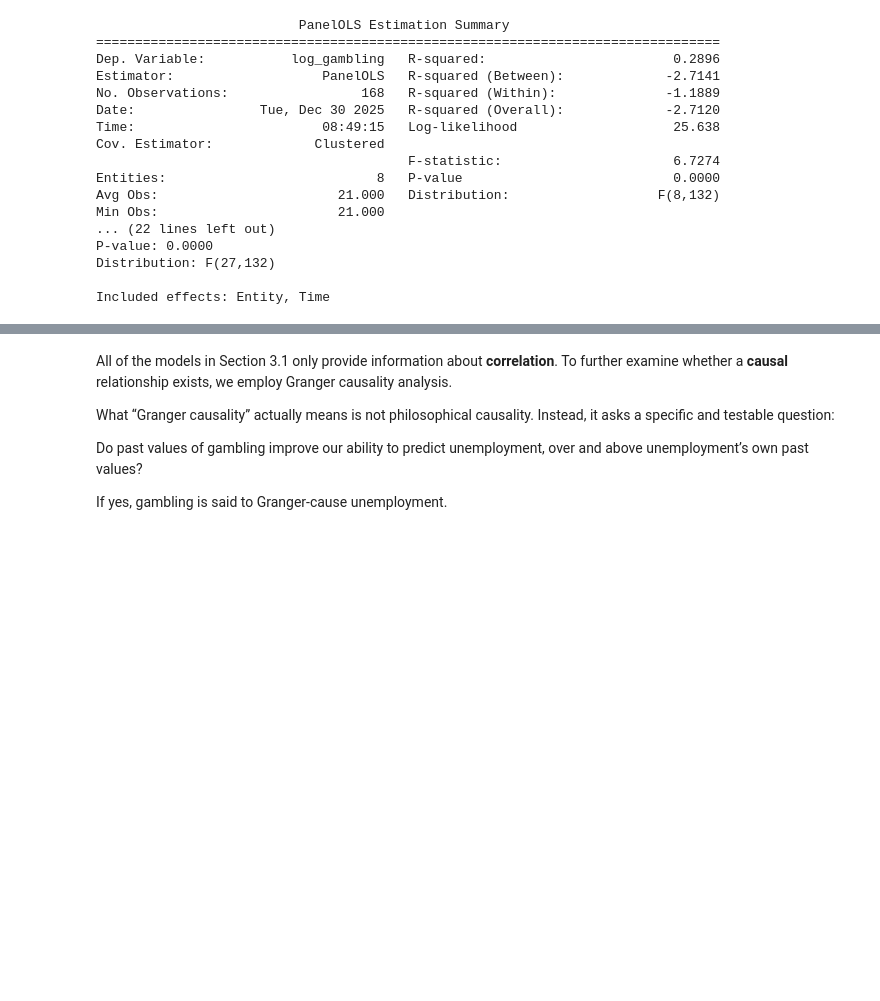
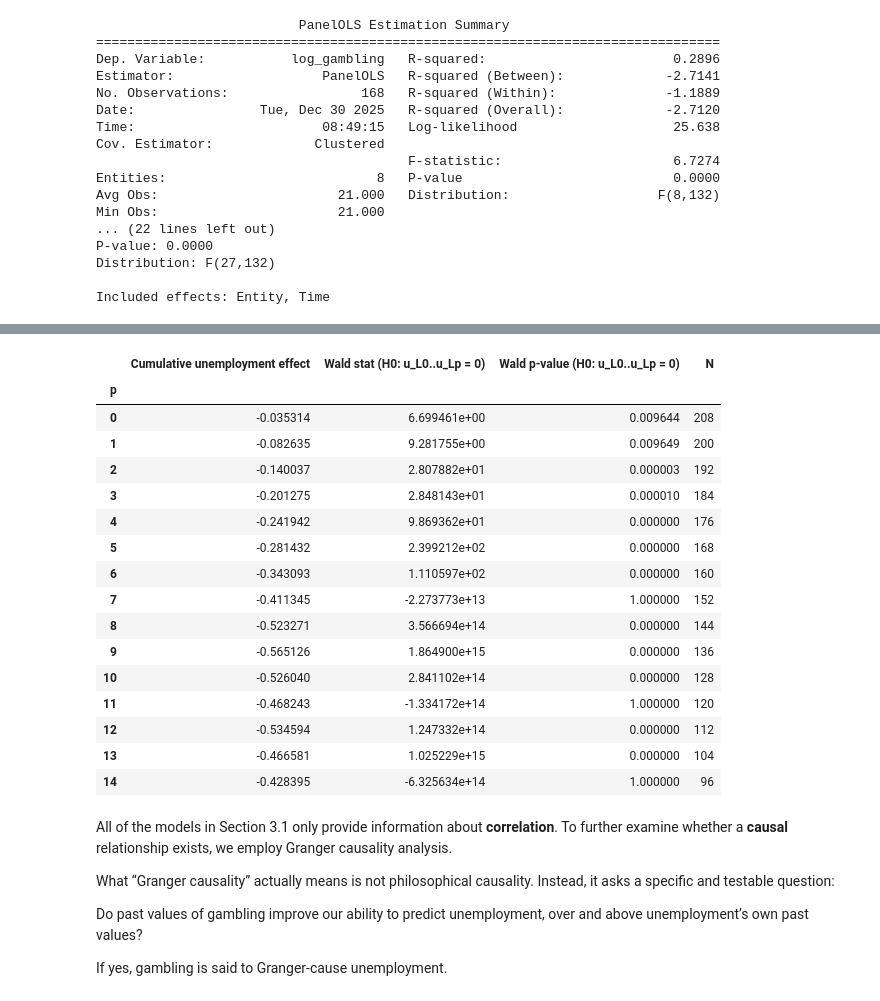
Before and after one commit to Yukiii0517/QM2, a Jupyter notebook: QM_updated_.ipynb, the cells around one changed output, grey strips where cells are left out. Drawn from its saved outputs; the diff is of its cells as text; code cells hidden in the pictures; blank space fills up the shorter version.

```diff
--- a/QM_updated_.ipynb
+++ b/QM_updated_.ipynb
@@ -737,3 +1013,39 @@ Included effects: Entity, Time
+# %%
+# =========================
+# PART 2 — Sensitivity test for Panel Model B over multiple p
+# =========================
+
+def sensitivity_test_panelB(df_panel, p_list=(0, 1, 2, 3, 4, 5, 6, 7, 8, 9, 10, 11, 12, 13, 14)):
+    rows = []
+    for p in p_list:
+        _, extra = panel_fe_modelB(df_panel, p=p)
+        rows.append(extra)
+
+    out = pd.concat(rows, ignore_index=True).set_index("p")
+    return out
+# %%
+# ---- HOW TO CALL THE SENSITIVITY TEST ----
+# Example: test p = 1..5
+sensB = sensitivity_test_panelB(df, p_list=[0, 1, 2, 3, 4, 5, 6, 7, 8, 9, 10, 11, 12, 13, 14])
+sensB
+# %% [output]
+|  | Cumulative unemployment effect | Wald stat (H0: u_L0..u_Lp = 0) | Wald p-value (H0: u_L0..u_Lp = 0) | N |
+| p |  |  |  |  |
+| 0 | -0.035314 | 6.699461e+00 | 0.009644 | 208 |
+| 1 | -0.082635 | 9.281755e+00 | 0.009649 | 200 |
+| 2 | -0.140037 | 2.807882e+01 | 0.000003 | 192 |
+| 3 | -0.201275 | 2.848143e+01 | 0.000010 | 184 |
+| 4 | -0.241942 | 9.869362e+01 | 0.000000 | 176 |
+| 5 | -0.281432 | 2.399212e+02 | 0.000000 | 168 |
+| 6 | -0.343093 | 1.110597e+02 | 0.000000 | 160 |
+| 7 | -0.411345 | -2.273773e+13 | 1.000000 | 152 |
+| 8 | -0.523271 | 3.566694e+14 | 0.000000 | 144 |
+| 9 | -0.565126 | 1.864900e+15 | 0.000000 | 136 |
+| 10 | -0.526040 | 2.841102e+14 | 0.000000 | 128 |
+| 11 | -0.468243 | -1.334172e+14 | 1.000000 | 120 |
+| 12 | -0.534594 | 1.247332e+14 | 0.000000 | 112 |
+| 13 | -0.466581 | 1.025229e+15 | 0.000000 | 104 |
+| 14 | -0.428395 | -6.325634e+14 | 1.000000 | 96 |
 # %% [markdown]
 All of the models in Section 3.1 only provide information about **correlation**. To further examine whether a **causal** relationship exists, we employ Granger causality analysis.
 
```
Also changed, not shown: parts of 16 cells of this notebook.
